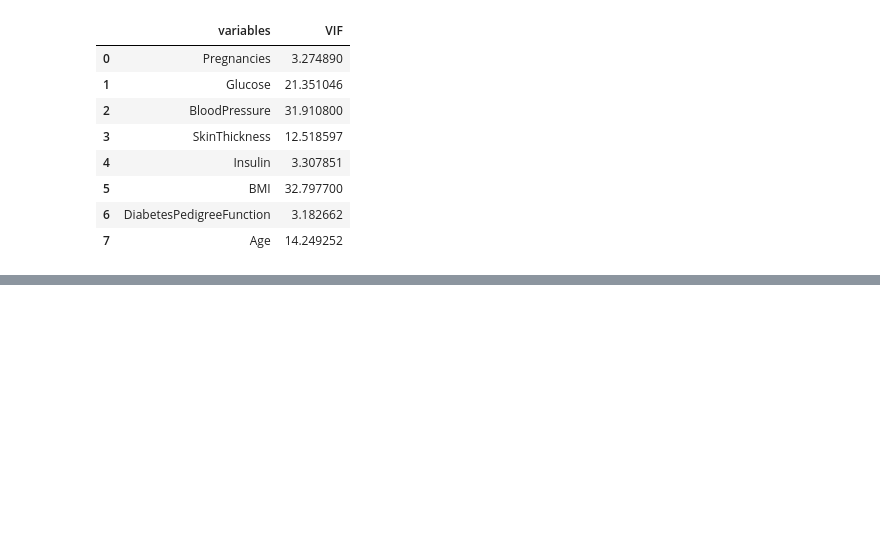
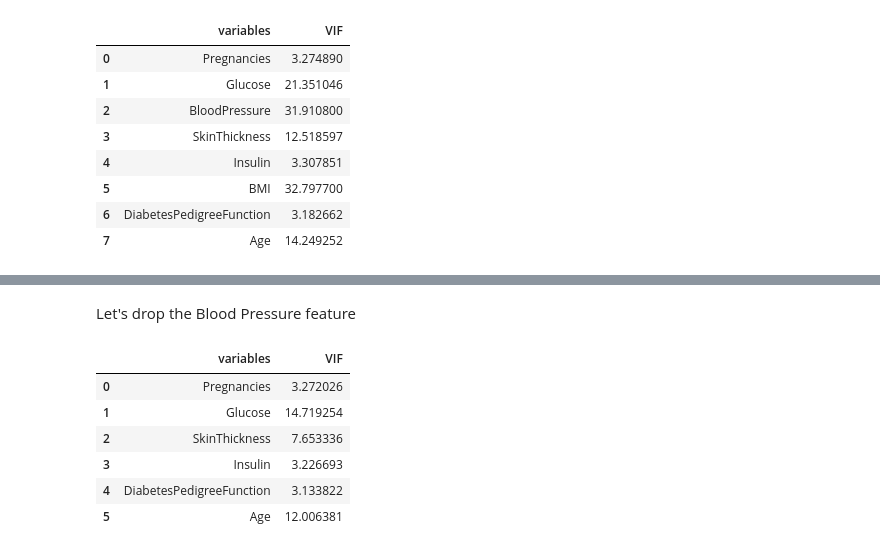
Before and after one commit to dajebbar/Diabetes-Classification, a Jupyter notebook: Multicollinearity_and_VIF.ipynb, the cells around one changed output, grey strips where cells are left out. Saved outputs shown, nothing was run; the diff lists cells and outputs as text; code cells hidden in the pictures; blank space fills up the shorter version.

```diff
--- a/Multicollinearity_and_VIF.ipynb
+++ b/Multicollinearity_and_VIF.ipynb
@@ -143,0 +166,13 @@ In the above results, we remark that many features has a high vif. however Blood
+# %% [markdown]
+Let's drop the Blood Pressure feature
+# %%
+data2.drop(columns=['BloodPressure'], inplace=True)
+check_vif(data2)
+# %% [output]
+|  | variables | VIF |
+| 0 | Pregnancies | 3.272026 |
+| 1 | Glucose | 14.719254 |
+| 2 | SkinThickness | 7.653336 |
+| 3 | Insulin | 3.226693 |
+| 4 | DiabetesPedigreeFunction | 3.133822 |
+| 5 | Age | 12.006381 |
```
Also changed, not shown: parts of 11 cells of this notebook.
